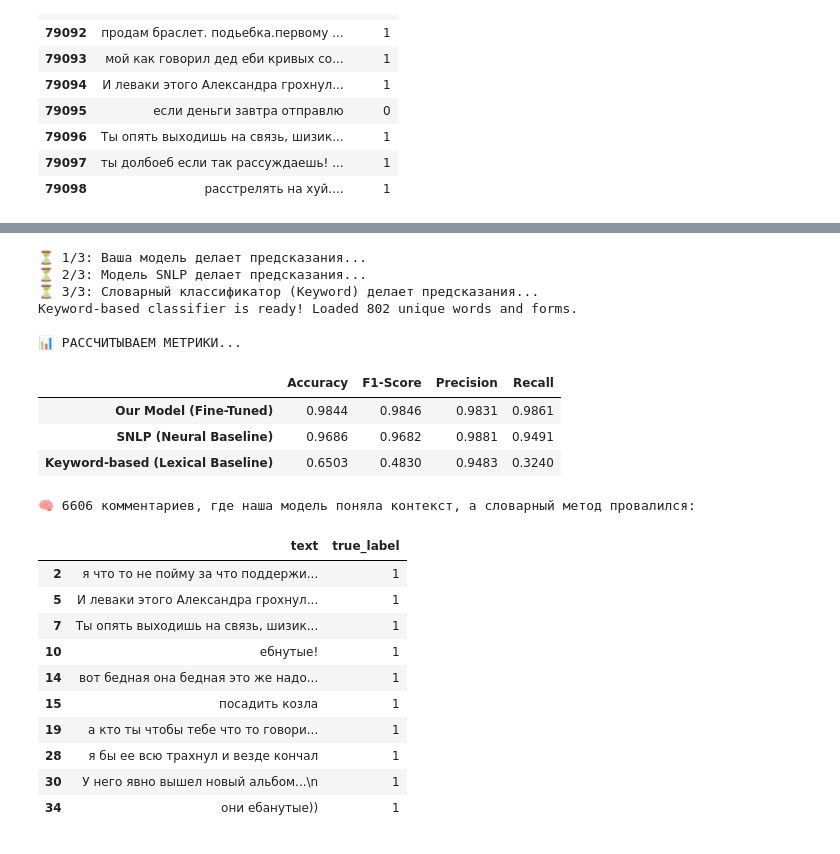
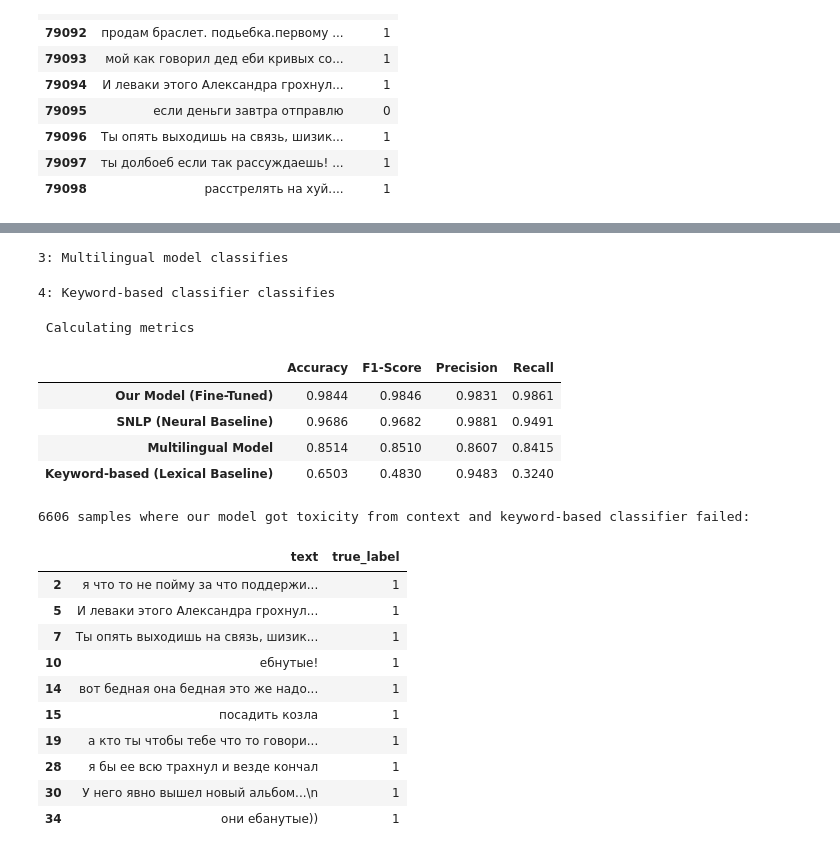
Before and after one commit to marinaza0/nlp_toxinity, a Jupyter notebook: compare_models.ipynb, the cells around one changed output, grey strips where cells are left out. Cells and saved outputs as stored; diff of their text form; code cells hidden in the pictures.

Commit message:
added multilingual encoder

```diff
--- a/compare_models.ipynb
+++ b/compare_models.ipynb
@@ -244,2 +185,15 @@ class KeywordToxicClassifier:
         """
         return texts_series.apply(self.predict_text)
+# %%
+import pandas as pd
+from sklearn.metrics import accuracy_score, f1_score, precision_score, recall_score
+
+
+texts = df_test['text'].tolist()
+true_labels = df_test['label'].tolist()
+
+
+
+print("1: Our model classifies")
+my_preds_raw = my_classifier(texts, batch_size=32, truncation=True, max_length=128)
+my_preds = [1 if p['label'] == 'toxic' else 0 for p in my_preds_raw]
@@ -246,29 +208,17 @@ class KeywordToxicClassifier:
+# %%
+print("3: Multilingual model classifies")
+multi_preds_raw = multilingual_classifier(texts, batch_size=32, truncation=True, max_length=128)
+multi_preds = [1 if p['label'].lower() in ['toxic', 'label_1'] else 0 for p in multi_preds_raw]
+# %% [output]
+3: Multilingual model classifies
+# %%
+print("4: Keyword-based classifier classifies")
+keyword_classifier_model = KeywordToxicClassifier('final_toxic_dictionary.json')
+keyword_preds = df_test['text'].apply(keyword_classifier_model.predict_text).tolist()
+# %% [output]
+4: Keyword-based classifier classifies
 # %%
-import pandas as pd
-from sklearn.metrics import accuracy_score, f1_score, precision_score, recall_score
-
-# 1. Подготавливаем данные
-texts = df_test['text'].tolist()
-true_labels = df_test['label'].tolist()
-
-# --- ЭТАП ПРЕДСКАЗАНИЙ ---
-
-print("⏳ 1/3: Ваша модель делает предсказания...")
-# ЗДЕСЬ ИСПРАВЛЕНО: используем my_classifier
-my_preds_raw = my_classifier(texts, batch_size=32, truncation=True, max_length=128)
-my_preds = [1 if p['label'] == 'LABEL_1' else 0 for p in my_preds_raw]
-
-print("⏳ 2/3: Модель SNLP делает предсказания...")
-snlp_preds_raw = snlp_classifier(texts, batch_size=32, truncation=True, max_length=128)
-snlp_preds = [1 if p['label'].lower() == 'toxic' else 0 for p in snlp_preds_raw]
-
-print("⏳ 3/3: Словарный классификатор (Keyword) делает предсказания...")
-keyword_classifier_model = KeywordToxicClassifier('final_toxic_dictionary.json')
-keyword_preds = df_test['text'].apply(keyword_classifier_model.predict_text).tolist()
-
-
-# --- ЭТАП РАСЧЕТА МЕТРИК ---
-print("\n📊 РАССЧИТЫВАЕМ МЕТРИКИ...\n")
+print("\n Calculating metrics \n")
 
 def get_metrics(y_true, y_pred):
     return {
@@ -280,50 +230,46 @@ def get_metrics(y_true, y_pred):
 
 my_metrics = get_metrics(true_labels, my_preds)
 snlp_metrics = get_metrics(true_labels, snlp_preds)
+multi_metrics = get_metrics(true_labels, multi_preds)
 keyword_metrics = get_metrics(true_labels, keyword_preds)
 
-# Создаем красивую таблицу для сравнения всех 3 методов
+
 df_comparison = pd.DataFrame(
-    [my_metrics, snlp_metrics, keyword_metrics],
-    index=["Our Model (Fine-Tuned)", "SNLP (Neural Baseline)", "Keyword-based (Lexical Baseline)"]
+    [my_metrics, snlp_metrics, multi_metrics, keyword_metrics],
+    index=["Our Model (Fine-Tuned)", "SNLP (Neural Baseline)", "Multilingual Model", "Keyword-based (Lexical Baseline)"]
 )
 
-# Выводим таблицу
+
 display(df_comparison)
 
 
-# --- АНАЛИЗ ОШИБОК (ERROR ANALYSIS) ---
+
 
 df_analysis = pd.DataFrame({
     'text': texts,
     'true_label': true_labels,
     'my_pred': my_preds,
     'snlp_pred': snlp_preds,
     'keyword_pred': keyword_preds
 })
-
-# Ищем случаи, где словарный метод пропустил токсичность, а ваша нейросеть её поймала (контекстная токсичность)
+# where keyword-based classifier said non toxic and our model said toxic
 smart_wins = df_analysis[
     (df_analysis['true_label'] == 1) &
     (df_analysis['keyword_pred'] == 0) &
     (df_analysis['my_pred'] == 1)
 ]
 
-print(f"\n🧠 {len(smart_wins)} комментариев, где наша модель поняла контекст, а словарный метод провалился:")
+print(f"\n{len(smart_wins)} samples where our model got toxicity from context and keyword-based classifier failed:")
 if len(smart_wins) > 0:
     display(smart_wins[['text', 'true_label']].head(10))
 # %% [output]
-⏳ 1/3: Ваша модель делает предсказания...
-⏳ 2/3: Модель SNLP делает предсказания...
-⏳ 3/3: Словарный классификатор (Keyword) делает предсказания...
-Keyword-based classifier is ready! Loaded 802 unique words and forms.
-
-📊 РАССЧИТЫВАЕМ МЕТРИКИ...
+ Calculating metrics
 |  | Accuracy | F1-Score | Precision | Recall |
 | Our Model (Fine-Tuned) | 0.9844 | 0.9846 | 0.9831 | 0.9861 |
 | SNLP (Neural Baseline) | 0.9686 | 0.9682 | 0.9881 | 0.9491 |
+| Multilingual Model | 0.8514 | 0.8510 | 0.8607 | 0.8415 |
 | Keyword-based (Lexical Baseline) | 0.6503 | 0.4830 | 0.9483 | 0.3240 |
-🧠 6606 комментариев, где наша модель поняла контекст, а словарный метод провалился:
+6606 samples where our model got toxicity from context and keyword-based classifier failed:
 |  | text | true_label |
 | 2 | я что то не пойму за что поддержи... | 1 |
 | 5 | И леваки этого Александра грохнул... | 1 |
```
Also changed, not shown: parts of 7 cells of this notebook, 1 other file.
